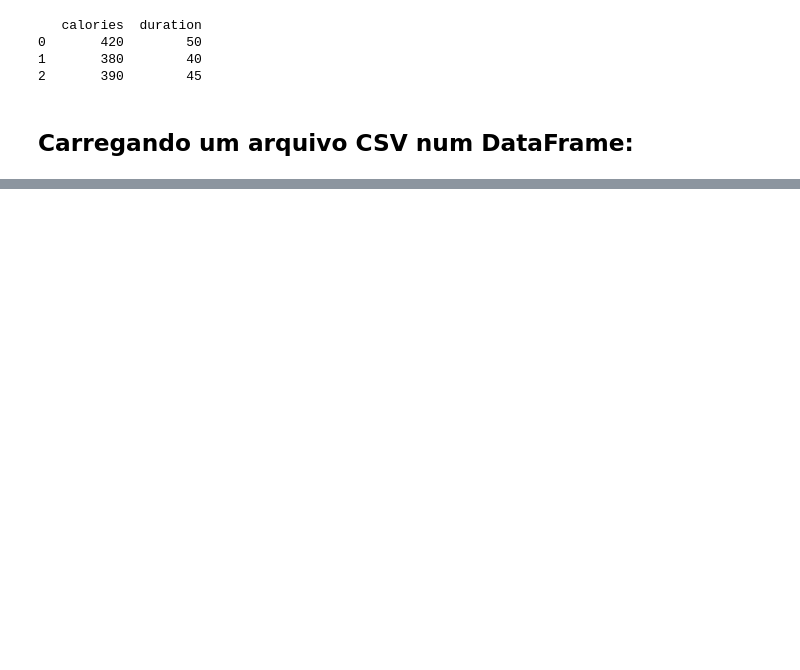
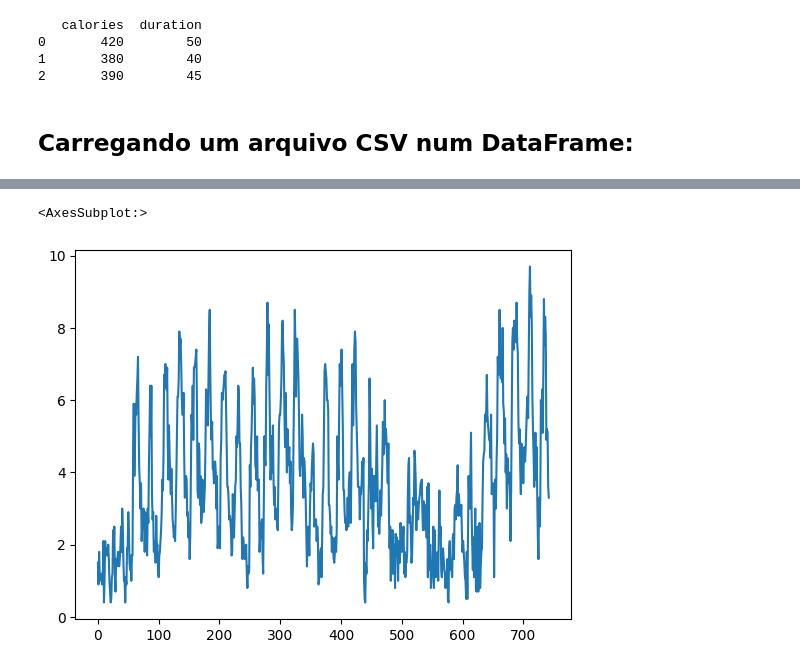
Before and after one commit to georgynio/python_aulas, a Jupyter notebook: Exercicios/Exemplos_base/dados_csv_2.ipynb, the cells around one changed output, grey strips where cells are left out. Drawn from its saved outputs; the diff is of its cells as text; code cells hidden in the pictures; blank space fills up the shorter version.

```diff
--- a/Exercicios/Exemplos_base/dados_csv_2.ipynb
+++ b/Exercicios/Exemplos_base/dados_csv_2.ipynb
@@ -60,0 +84,7 @@ print(df)
+# %%
+df = pd.read_csv('./../dados/VILA-VELHA-(A634).csv', skiprows=1, delimiter=';', decimal=',')
+# %%
+df['Vel. Vento (m/s)'].plot()
+# %% [output]
+<AxesSubplot:>
+[figure, added]
```
Also changed, not shown: parts of 5 cells of this notebook.
